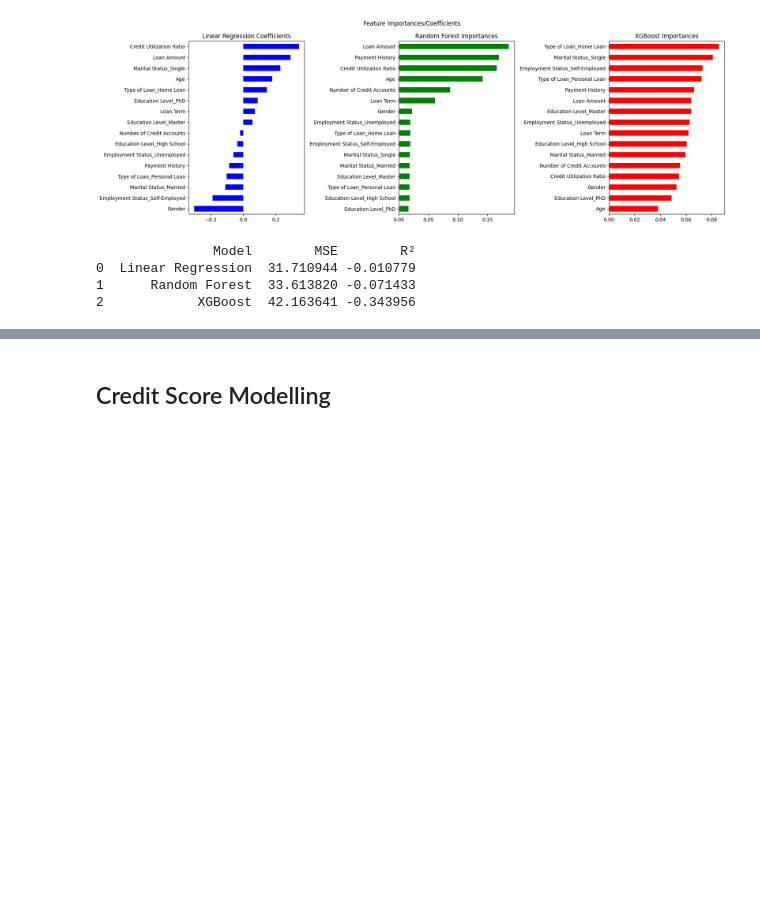
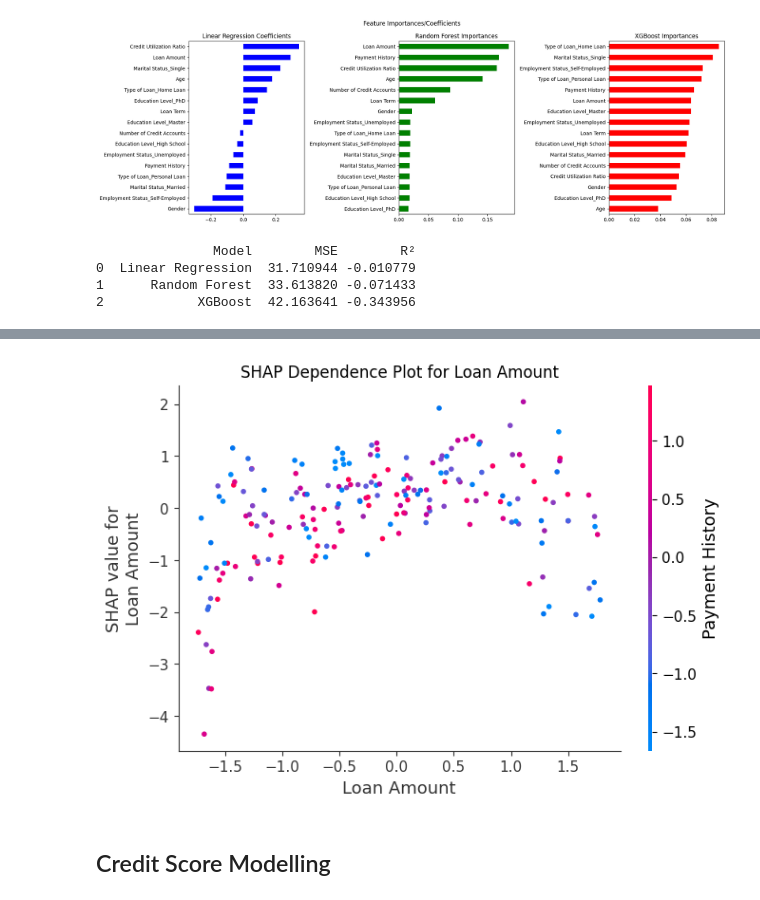
Before and after one commit to Nahom32/Credit-Score-Modelling, a Jupyter notebook: notebooks/Credit_Score_Model.ipynb, the cells around one changed output, grey strips where cells are left out. Saved outputs shown, nothing was run; the diff lists cells and outputs as text; code cells hidden in the pictures; blank space fills up the shorter version.

```diff
--- a/notebooks/Credit_Score_Model.ipynb
+++ b/notebooks/Credit_Score_Model.ipynb
@@ -396,3 +459,10 @@ print(results)
+# %%
+# Example: Dependence plot for 'Loan Amount'
+shap.dependence_plot('Loan Amount', shap_values, pd.DataFrame(X_test_scaled, columns=X.columns), interaction_index='auto', show=False)
+plt.title('SHAP Dependence Plot for Loan Amount')
+plt.show()
+# %% [output]
+[figure, added]
 # %% [markdown]
 ## Credit Score Modelling
 # %% [markdown]
```
Also changed, not shown: parts of 3 cells of this notebook.
